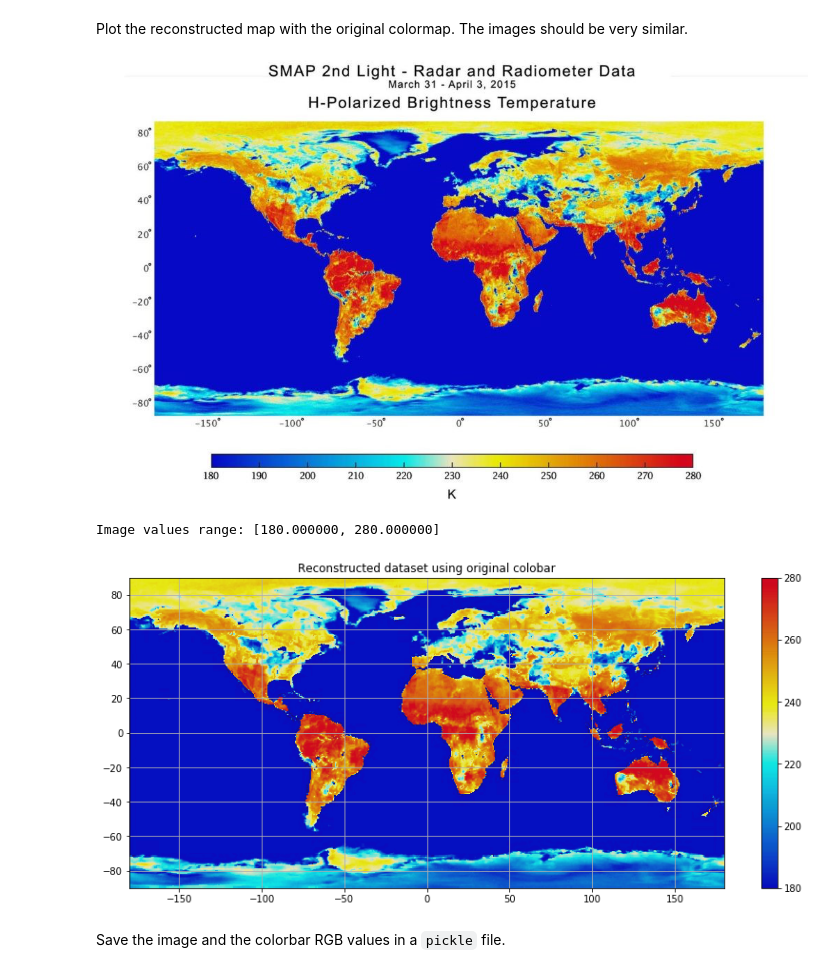
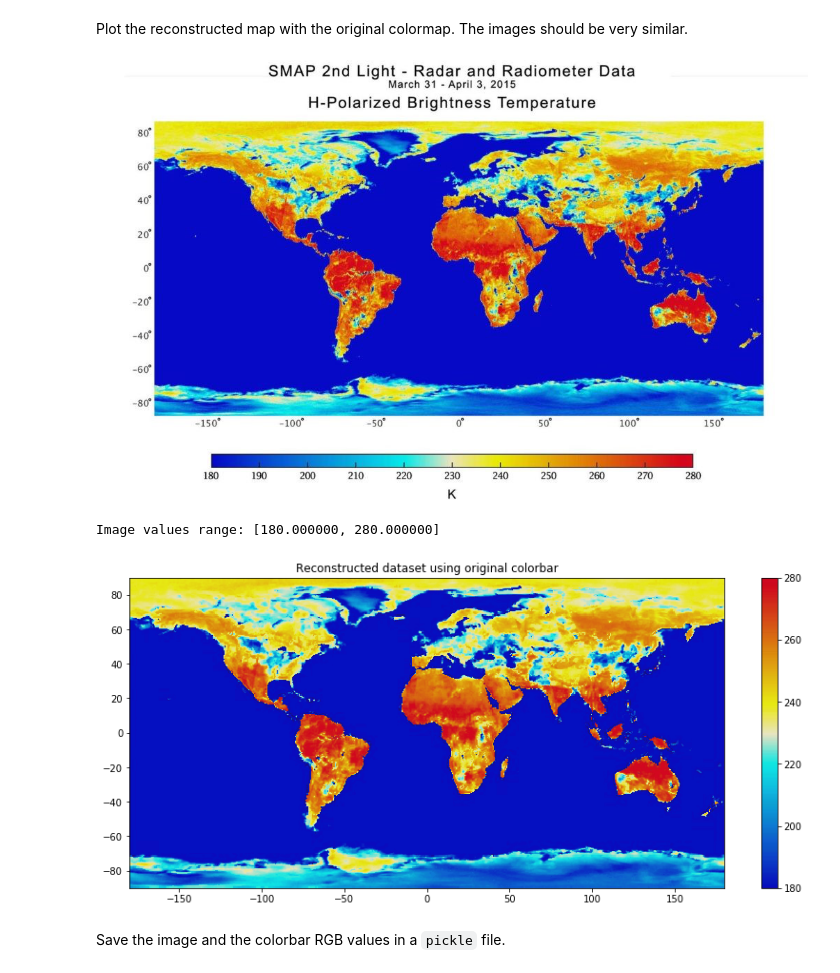
Before and after one commit to codacy-badger/imageslurper, a Jupyter notebook: imageslurper.ipynb, the cells around one changed output. Drawn from its saved outputs; the diff is of its cells as text; code cells hidden in the pictures.

```diff
--- a/imageslurper.ipynb
+++ b/imageslurper.ipynb
@@ -195,27 +195,26 @@ Plot the reconstructed map with the original colormap. The images should be very
 # %%
 IPython.display.display(full_image)
 
 if np.any(np.isnan(filled)):
     print("Some NaN values could not be filled.")
 
 fig, ax = plt.subplots(figsize=(14,6))
 original_colormap = ListedColormap(colorbar_rgb/255)
 img = ax.pcolormesh(X, Y, filled, cmap=original_colormap, vmin=vmin, vmax=vmax)
 print("Image values range: [%f, %f]" % (filled.min(), filled.max()))
-ax.grid(True)
 # ax.invert_yaxis()
 
 fig.colorbar(img)
-plt.title('Reconstructed dataset using original colobar')
+plt.title('Reconstructed dataset using original colorbar')
 
 
 plt.savefig(basename(file) + ".reconstructed.png")
 
 plt.show()
 # %% [output]
 [figure]
 Image values range: [180.000000, 280.000000]
-[figure, old version]
+[figure, new version]
 # %% [markdown]
 Save the image and the colorbar RGB values in a `pickle` file.
 # %%
```
Also changed, not shown: 1 other file.
